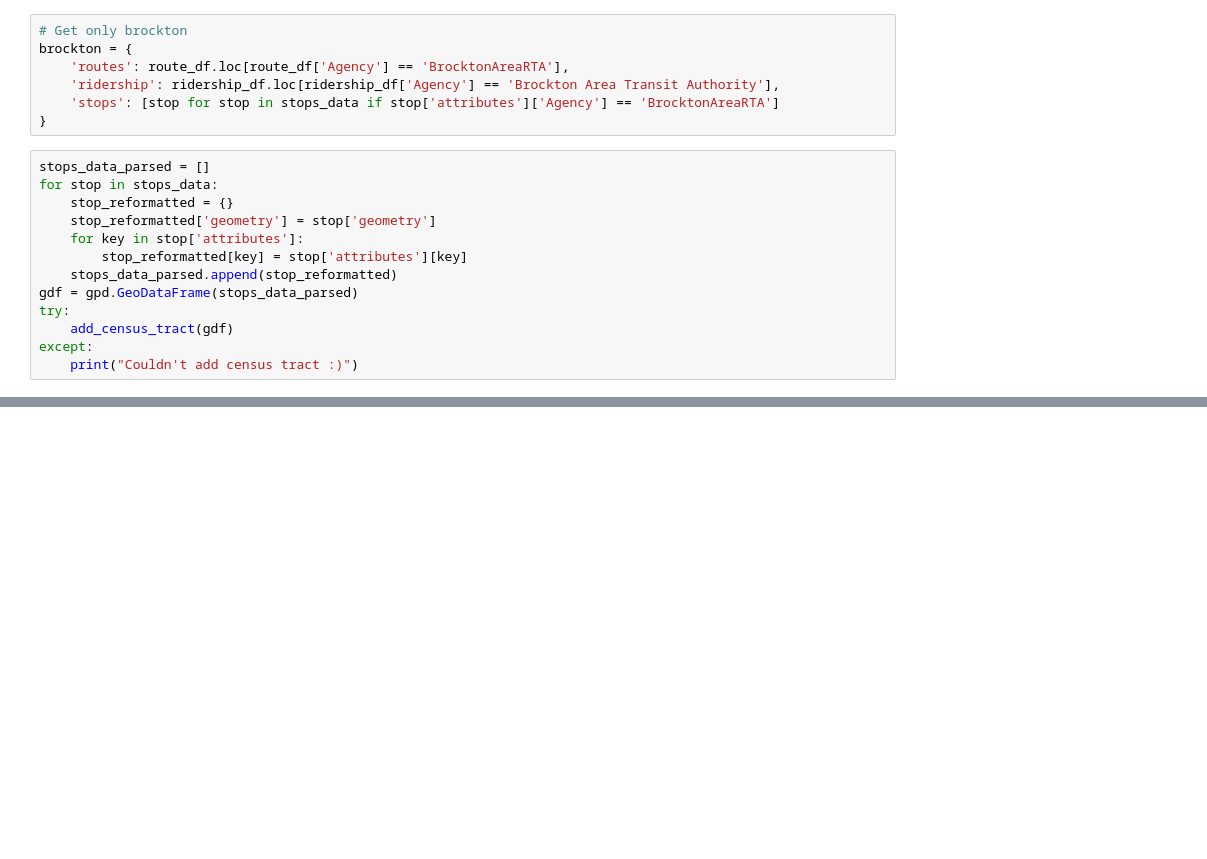
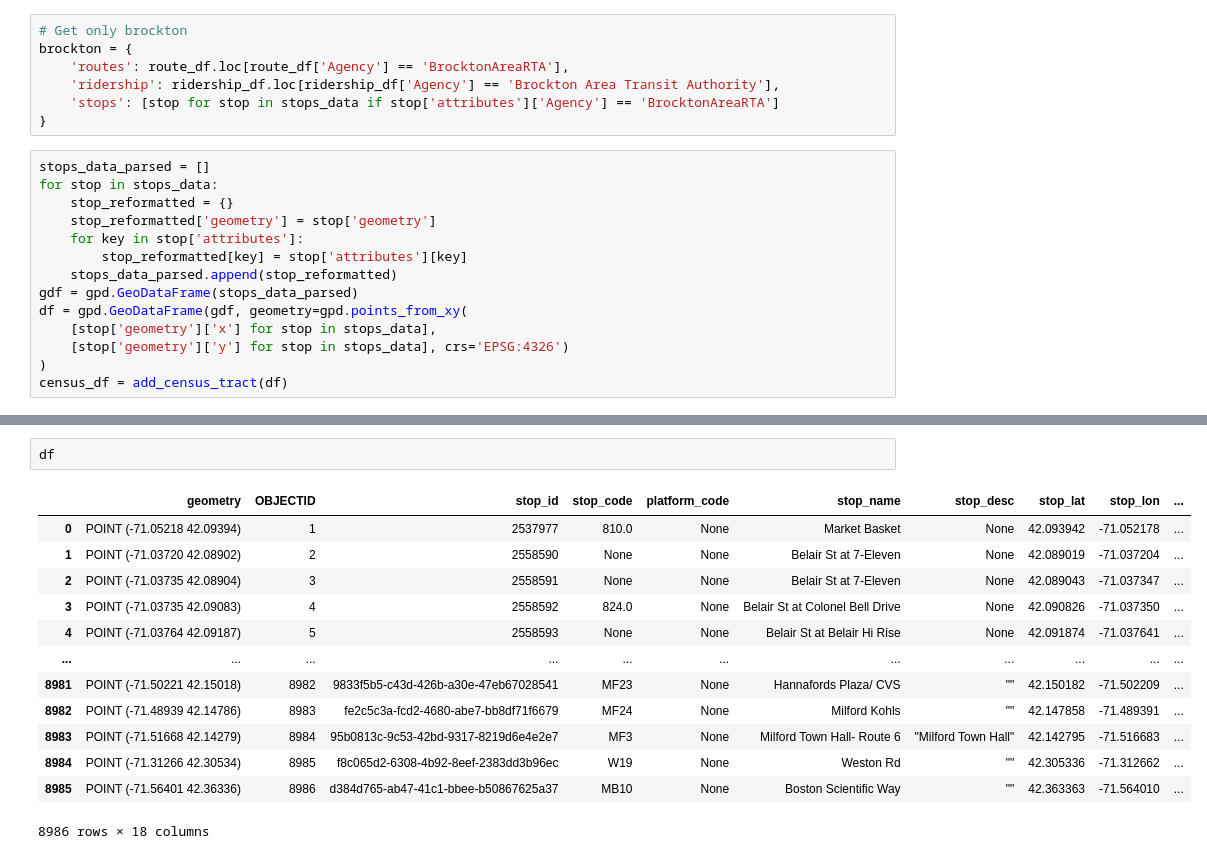
Before and after one commit to cumason123/transit-equity, a Jupyter notebook: src/rta_aggregation.ipynb, the cells around one changed output, grey strips where cells are left out. Saved outputs shown, nothing was run; the diff lists cells and outputs as text; blank space fills up the shorter version.

Commit message:
Fixing add_census_tract func

```diff
--- a/src/rta_aggregation.ipynb
+++ b/src/rta_aggregation.ipynb
@@ -115,8 +118,9 @@ for stop in stops_data:
         stop_reformatted[key] = stop['attributes'][key]
     stops_data_parsed.append(stop_reformatted)
 gdf = gpd.GeoDataFrame(stops_data_parsed)
-try:
-    add_census_tract(gdf)
-except:
-    print("Couldn't add census tract :)")
+df = gpd.GeoDataFrame(gdf, geometry=gpd.points_from_xy(
+    [stop['geometry']['x'] for stop in stops_data],
+    [stop['geometry']['y'] for stop in stops_data], crs='EPSG:4326')
+)
+census_df = add_census_tract(df)
 # %% [output]
@@ -129,0 +144,16 @@ Right CRS: EPSG:26986
+# %%
+df
+# %% [output]
+|  | geometry | OBJECTID | stop_id | stop_code | platform_code | stop_name | stop_desc | stop_lat | stop_lon | ... |
+| 0 | POINT (-71.05218 42.09394) | 1 | 2537977 | 810.0 | None | Market Basket | None | 42.093942 | -71.052178 | ... |
+| 1 | POINT (-71.03720 42.08902) | 2 | 2558590 | None | None | Belair St at 7-Eleven | None | 42.089019 | -71.037204 | ... |
+| 2 | POINT (-71.03735 42.08904) | 3 | 2558591 | None | None | Belair St at 7-Eleven | None | 42.089043 | -71.037347 | ... |
+| 3 | POINT (-71.03735 42.09083) | 4 | 2558592 | 824.0 | None | Belair St at Colonel Bell Drive | None | 42.090826 | -71.037350 | ... |
+| 4 | POINT (-71.03764 42.09187) | 5 | 2558593 | None | None | Belair St at Belair Hi Rise | None | 42.091874 | -71.037641 | ... |
+| ... | ... | ... | ... | ... | ... | ... | ... | ... | ... | ... |
+| 8981 | POINT (-71.50221 42.15018) | 8982 | 9833f5b5-c43d-426b-a30e-47eb67028541 | MF23 | None | Hannafords Plaza/ CVS | "" | 42.150182 | -71.502209 | ... |
+| 8982 | POINT (-71.48939 42.14786) | 8983 | fe2c5c3a-fcd2-4680-abe7-bb8df71f6679 | MF24 | None | Milford Kohls | "" | 42.147858 | -71.489391 | ... |
+| 8983 | POINT (-71.51668 42.14279) | 8984 | 95b0813c-9c53-42bd-9317-8219d6e4e2e7 | MF3 | None | Milford Town Hall- Route 6 | "Milford Town Hall" | 42.142795 | -71.516683 | ... |
+| 8984 | POINT (-71.31266 42.30534) | 8985 | f8c065d2-6308-4b92-8eef-2383dd3b96ec | W19 | None | Weston Rd | "" | 42.305336 | -71.312662 | ... |
+| 8985 | POINT (-71.56401 42.36336) | 8986 | d384d765-ab47-41c1-bbee-b50867625a37 | MB10 | None | Boston Scientific Way | "" | 42.363363 | -71.564010 | ... |
+8986 rows × 18 columns
```
Also changed, not shown: parts of 4 cells of this notebook.
